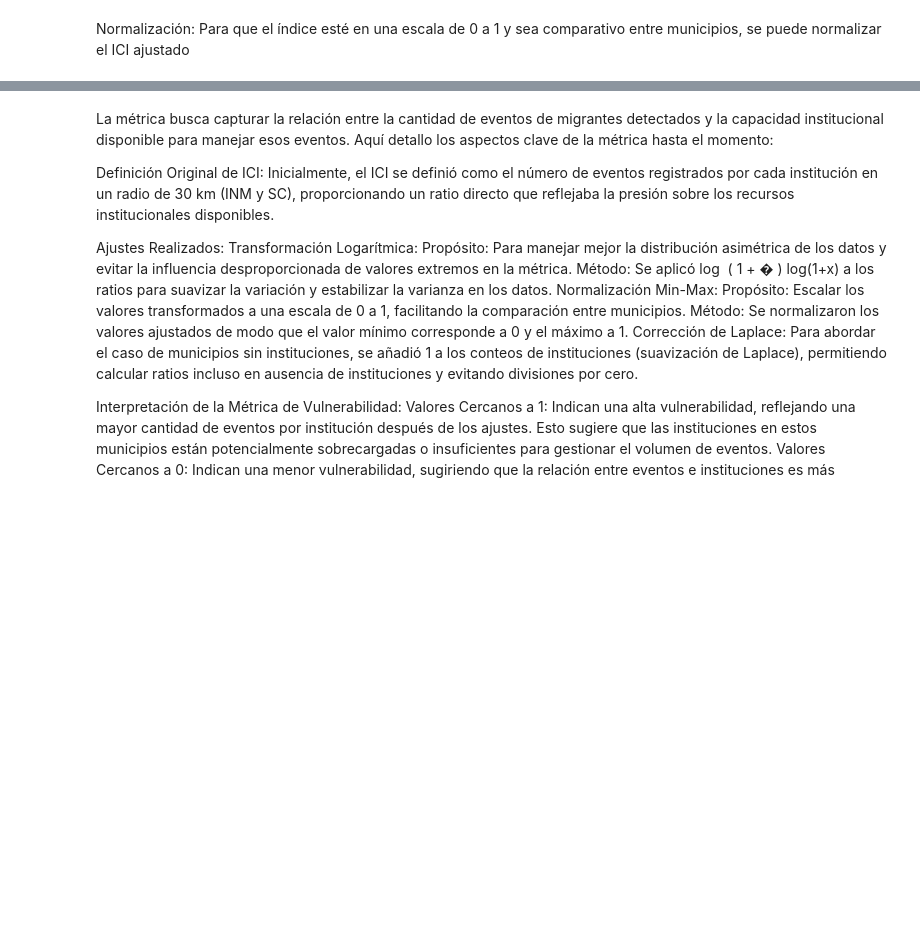
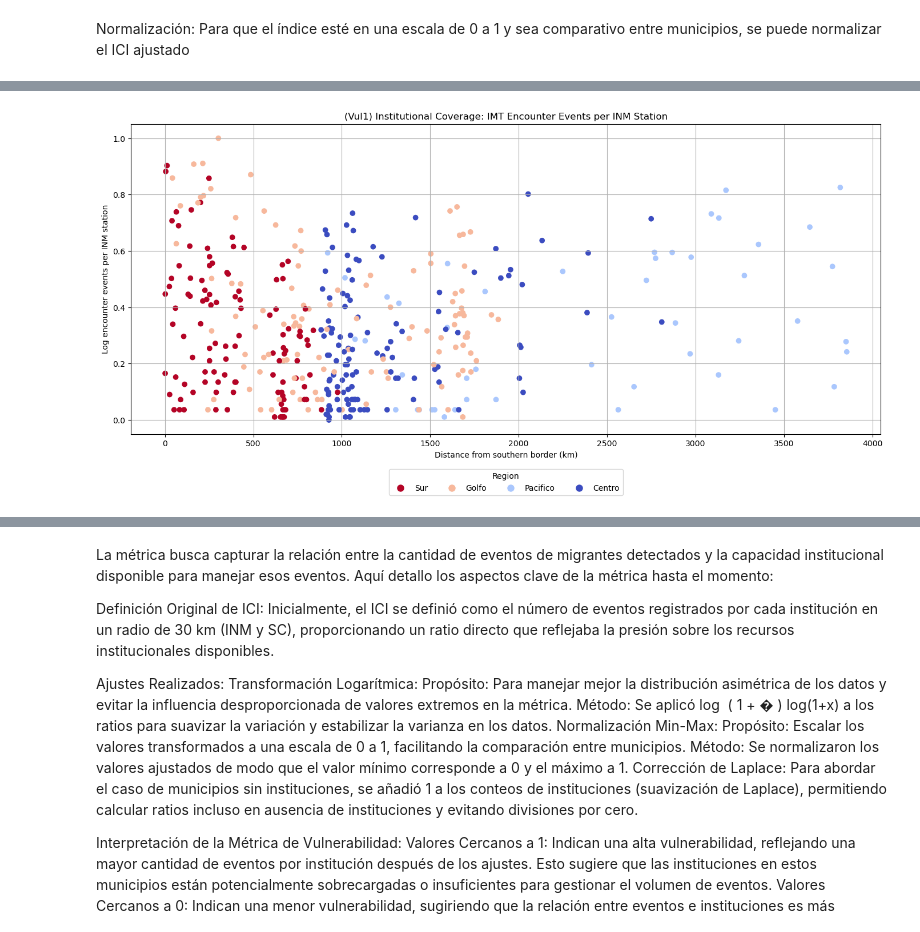
Before and after one commit to puriarter21/Mapa_Migracion_Irregular_Mexico, a Jupyter notebook: 1. Mapas/1. Mapas/Metodo_1/Articulo Mapping.ipynb, the cells around one changed output, grey strips where cells are left out. Saved outputs shown, nothing was run; the diff lists cells and outputs as text; code cells hidden in the pictures; blank space fills up the shorter version.

```diff
--- a/1. Mapas/1. Mapas/Metodo_1/Articulo Mapping.ipynb
+++ b/1. Mapas/1. Mapas/Metodo_1/Articulo Mapping.ipynb
@@ -278,0 +278,39 @@ dfvalores.head()
+# %%
+import matplotlib.pyplot as plt
+
+# Configurar el tamaño de la figura según sea necesario
+plt.figure(figsize=(14, 7))
+
+# Obtener los valores únicos de la columna 'region'
+unique_routes = dfvalores['region'].unique()
+
+# Crear un mapa de colores basado en el número de rutas únicas
+colormap = plt.cm.get_cmap('coolwarm_r', len(unique_routes))
+
+# Crear un diccionario para asignar un color a cada ruta
+route_colors = {route: colormap(i) for i, route in enumerate(unique_routes)}
+
+# Asignar colores a cada punto basado en su 'region'
+colors = dfvalores['region'].map(route_colors)
+
+# Graficar cada punto con el color correspondiente a su 'region'
+plt.scatter(dfvalores['distance_km'], dfvalores['norm_log_eventos_per_inm_30km'],
+            c=colors, marker='o', label='Data points colored by region')
+
+# Añadir detalles al gráfico
+plt.title('(Vul1) Institutional Coverage: IMT Encounter Events per INM Station')
+plt.xlabel('Distance from southern border (km)')
+plt.ylabel('Log encounter events per INM station')
+plt.grid(True)  # Añadir una cuadrícula para mejorar la legibilidad
+
+# Crear una leyenda
+handles = [plt.Line2D([0], [0], marker='o', color='w', markerfacecolor=colormap(i), markersize=10, label=route) for i, route in enumerate(unique_routes)]
+plt.legend(handles=handles, title='Region', loc='upper center', bbox_to_anchor=(0.5, -0.1), ncol=len(unique_routes))
+
+# Ajustar el layout para evitar que la leyenda se corte
+plt.tight_layout()
+
+# Mostrar la gráfica
+plt.show()
+# %% [output]
+[figure, added]
```
Also changed, not shown: parts of 46 cells of this notebook, 11 other files.
